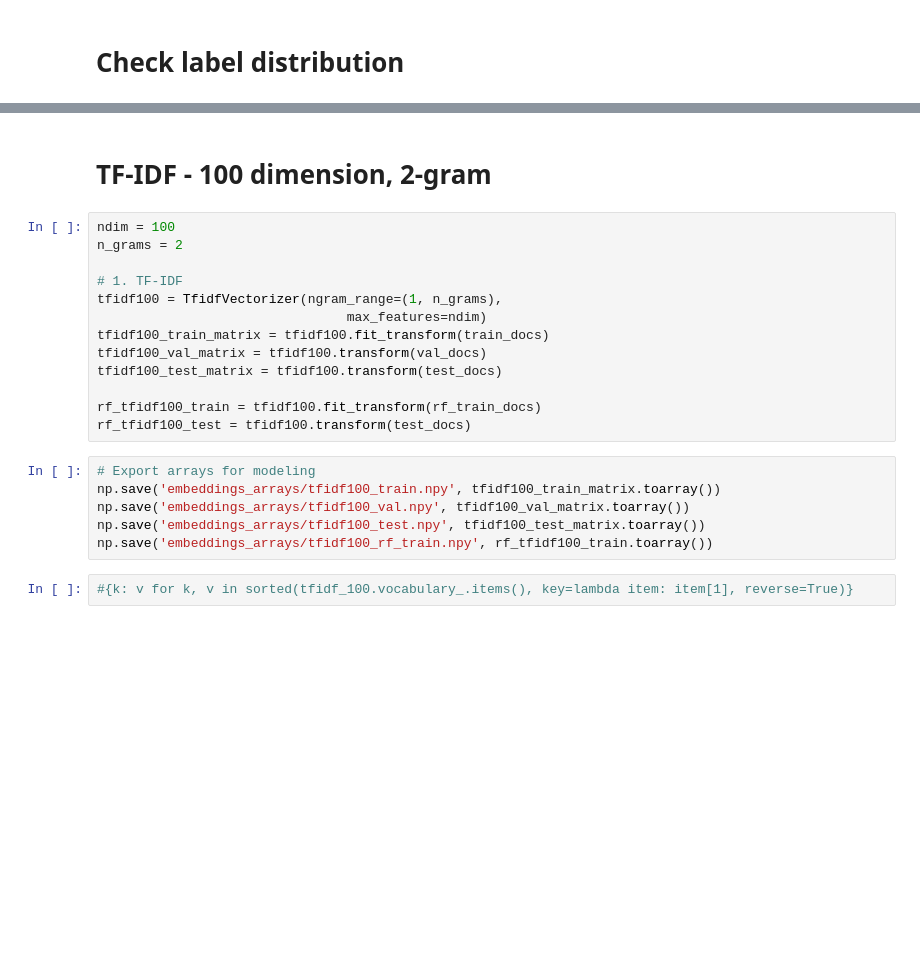
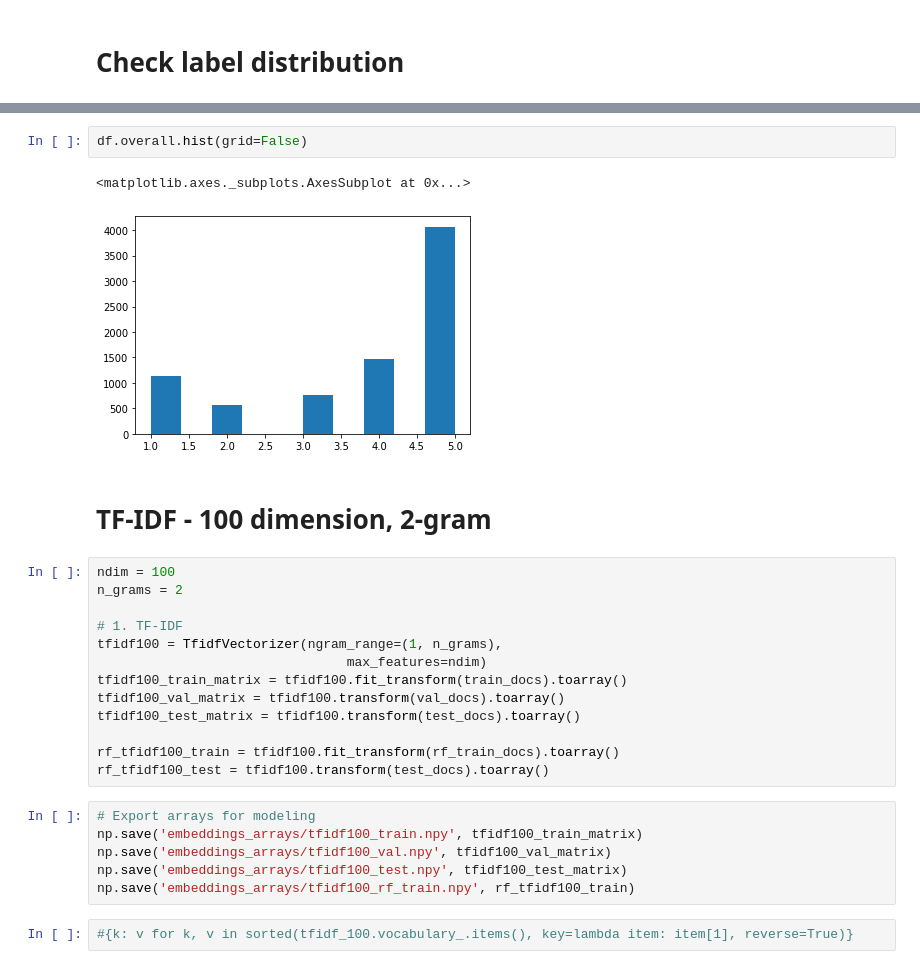
Before and after one commit to SpecCRA/453_final_assignment, a Jupyter notebook: modeling_experiments.ipynb, the cells around one changed output, grey strips where cells are left out. Drawn from its saved outputs; the diff is of its cells as text; blank space fills up the shorter version.

```diff
--- a/modeling_experiments.ipynb
+++ b/modeling_experiments.ipynb
@@ -226,3 +235,8 @@ test.overall.hist(grid=False)
+# %%
+df.overall.hist(grid=False)
+# %% [output]
+<matplotlib.axes._subplots.AxesSubplot at 0x...>
+[figure, added]
 # %% [markdown]
 # TF-IDF - 100 dimension, 2-gram
 # %%
@@ -232,18 +246,18 @@ n_grams = 2
 # 1. TF-IDF
 tfidf100 = TfidfVectorizer(ngram_range=(1, n_grams),
                                 max_features=ndim)
-tfidf100_train_matrix = tfidf100.fit_transform(train_docs)
-tfidf100_val_matrix = tfidf100.transform(val_docs)
-tfidf100_test_matrix = tfidf100.transform(test_docs)
+tfidf100_train_matrix = tfidf100.fit_transform(train_docs).toarray()
+tfidf100_val_matrix = tfidf100.transform(val_docs).toarray()
+tfidf100_test_matrix = tfidf100.transform(test_docs).toarray()
 
-rf_tfidf100_train = tfidf100.fit_transform(rf_train_docs)
-rf_tfidf100_test = tfidf100.transform(test_docs)
+rf_tfidf100_train = tfidf100.fit_transform(rf_train_docs).toarray()
+rf_tfidf100_test = tfidf100.transform(test_docs).toarray()
 # %%
 # Export arrays for modeling
-np.save('embeddings_arrays/tfidf100_train.npy', tfidf100_train_matrix.toarray())
-np.save('embeddings_arrays/tfidf100_val.npy', tfidf100_val_matrix.toarray())
-np.save('embeddings_arrays/tfidf100_test.npy', tfidf100_test_matrix.toarray())
-np.save('embeddings_arrays/tfidf100_rf_train.npy', rf_tfidf100_train.toarray())
+np.save('embeddings_arrays/tfidf100_train.npy', tfidf100_train_matrix)
+np.save('embeddings_arrays/tfidf100_val.npy', tfidf100_val_matrix)
+np.save('embeddings_arrays/tfidf100_test.npy', tfidf100_test_matrix)
+np.save('embeddings_arrays/tfidf100_rf_train.npy', rf_tfidf100_train)
 # %%
 #{k: v for k, v in sorted(tfidf_100.vocabulary_.items(), key=lambda item: item[1], reverse=True)}
 # %% [markdown]
```
Also changed, not shown: parts of 143 cells of this notebook.
